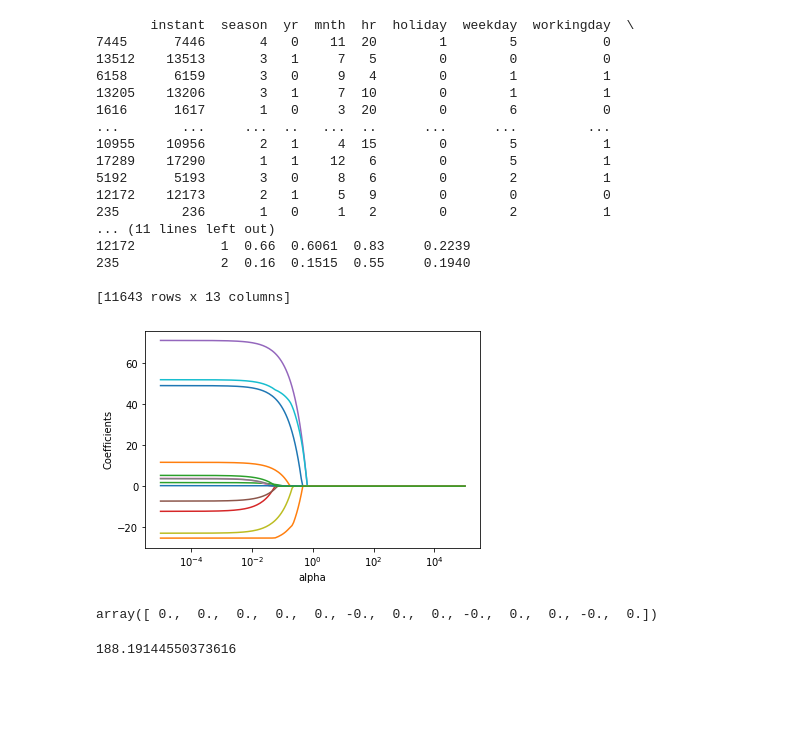
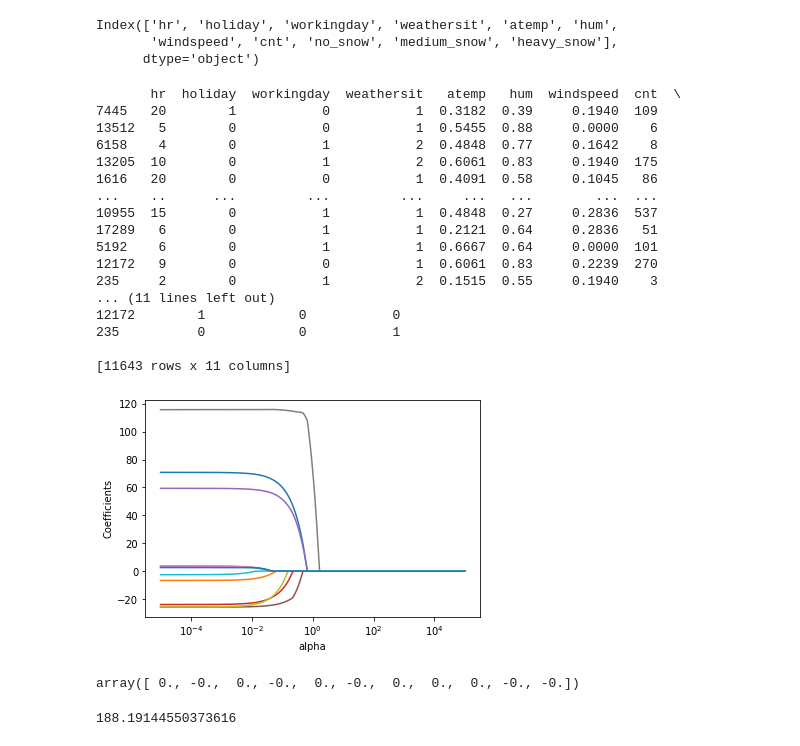
Before and after one commit to NathanHergenreter/CS574_BikeSharing, a Jupyter notebook: lasso.ipynb, the cells around one changed output. Drawn from its saved outputs; the diff is of its cells as text; code cells hidden in the pictures; blank space fills up the shorter version.

```diff
--- a/lasso.ipynb
+++ b/lasso.ipynb
@@ -23,16 +27,26 @@ from csv_reader import *
+# %%
+bike_sharing_df = get_bike_sharing_df_clean()
+bike_sharing_df.columns
+
+
+print(bike_sharing_df.columns)
+# %% [output]
+Index(['hr', 'holiday', 'workingday', 'weathersit', 'atemp', 'hum',
+       'windspeed', 'cnt', 'no_snow', 'medium_snow', 'heavy_snow'],
+      dtype='object')
 # %%
-bike_sharing_df = get_bike_sharing_df()
-bike_sharing_df.columns
+
+
 
 Y = bike_sharing_df.cnt
-X = bike_sharing_df.loc[:].drop(columns=["dteday", "casual","registered","cnt"])
+X = bike_sharing_df.loc[:]
 
 
 
 X_train, x_test, y_train, y_test = train_test_split(X, Y, test_size = 0.33, random_state = 1)
 print(X_train)
 
-n_folds = 5
+n_folds = 10
 n_alphas = 200
 alphas = np.logspace(-5, 5, n_alphas) #grid search for lambda (aka 'alpha')
 
@@ -53,54 +67,54 @@ parameters = {'lasso__alpha':alphas}
 # model = GridSearchCV(pipe, parameters, scoring='neg_mean_squared_error', cv=n_folds)
 # model.fit(X_train,y_train)
 for a in alphas:
     pipe.set_params(lasso__alpha=a)
     pipe.fit(X_train, y_train)
     coefs.append(pipe.named_steps['lasso'].coef_)
 
 plt.figure()
 ax = plt.gca()
 ax.plot(alphas, coefs)
 ax.set_xscale('log')
 
 plt.axis('tight')
 plt.xlabel('alpha')
 plt.ylabel('Coefficients');
 
 
 # plt.figure()
 # ax = plt.gca()
 # ax.plot(alphas, coefs,'o')
 # ax.set_xscale('log')
 #
 # plt.axis('tight')
 # plt.xlabel('alpha')
 # plt.ylabel('Coefficients')
 # plt.title('Zoomed in')
 # plt.xlim(.01,100)
 # %% [output]
-       instant  season  yr  mnth  hr  holiday  weekday  workingday  \
-7445      7446       4   0    11  20        1        5           0
-13512    13513       3   1     7   5        0        0           0
-6158      6159       3   0     9   4        0        1           1
-13205    13206       3   1     7  10        0        1           1
-1616      1617       1   0     3  20        0        6           0
-...        ...     ...  ..   ...  ..      ...      ...         ...
-10955    10956       2   1     4  15        0        5           1
-17289    17290       1   1    12   6        0        5           1
-5192      5193       3   0     8   6        0        2           1
-12172    12173       2   1     5   9        0        0           0
-235        236       1   0     1   2        0        2           1
+       hr  holiday  workingday  weathersit   atemp   hum  windspeed  cnt  \
+7445   20        1           0           1  0.3182  0.39     0.1940  109
+13512   5        0           0           1  0.5455  0.88     0.0000    6
+6158    4        0           1           2  0.4848  0.77     0.1642    8
+13205  10        0           1           2  0.6061  0.83     0.1940  175
+1616   20        0           0           1  0.4091  0.58     0.1045   86
+...    ..      ...         ...         ...     ...   ...        ...  ...
+10955  15        0           1           1  0.4848  0.27     0.2836  537
+17289   6        0           1           1  0.2121  0.64     0.2836   51
+5192    6        0           1           1  0.6667  0.64     0.0000  101
+12172   9        0           0           1  0.6061  0.83     0.2239  270
+235     2        0           1           2  0.1515  0.55     0.1940    3
 ... (11 lines left out)
-12172           1  0.66  0.6061  0.83     0.2239
-235             2  0.16  0.1515  0.55     0.1940
+12172        1            0           0
+235          0            0           1
 
-[11643 rows x 13 columns]
+[11643 rows x 11 columns]
-[figure, old version]
+[figure, new version]
 # %%
 # coefficients {𝛽1,…,𝛽𝑝} for the last fitted model in the above for loop
 pipe.named_steps['lasso'].coef_
 # %% [output]
-array([ 0.,  0.,  0.,  0.,  0., -0.,  0.,  0., -0.,  0.,  0., -0.,  0.])
+array([ 0., -0.,  0., -0.,  0., -0.,  0.,  0.,  0., -0., -0.])
 # %%
 # B0
 pipe.named_steps['lasso'].intercept_
```
Also changed, not shown: parts of 7 cells of this notebook, 4 other files.
